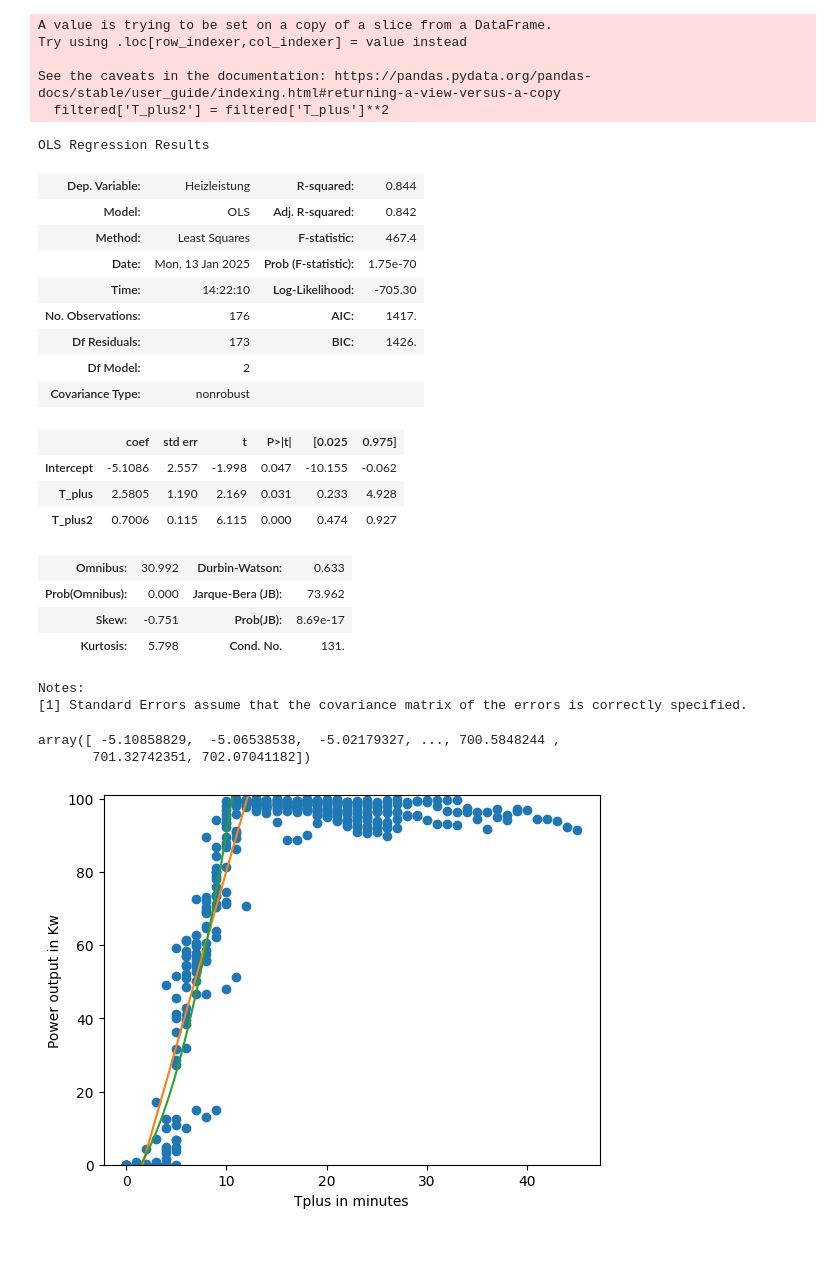
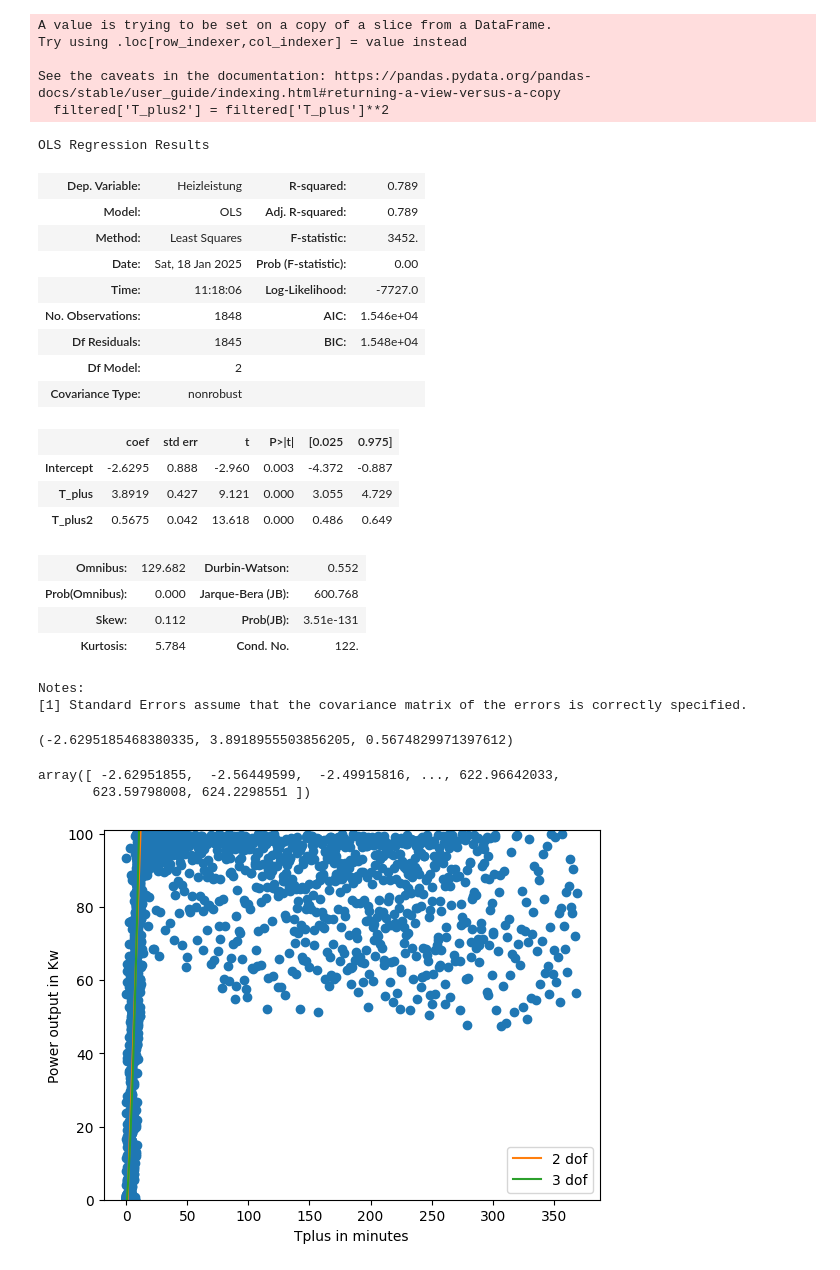
Before and after one commit to ltomas1/DES.sim, a Jupyter notebook: src/utils/chp_reg.ipynb, the cells around one changed output. Cells and saved outputs as stored; diff of their text form; code cells hidden in the pictures.

Commit message:
Quadratic chp model AND modified params : regression coefficients

```diff
--- a/src/utils/chp_reg.ipynb
+++ b/src/utils/chp_reg.ipynb
@@ -4,5 +5,19 @@ import numpy as np
 # %%
 data = pd.read_csv(r"C:\INES\chp\chp_data_oneyear\chp_data_oneyear\Batch 1\data_127-0-0-1_2024-12-20 (0).csv", encoding = 'cp1252', sep = ';', skiprows=1)
+# %%
+csv_files = glob.glob(r"C:\INES\chp\chp_data_oneyear\chp_data_oneyear\Batch 1/*.csv")
+
+
+data = pd.DataFrame()
+
+for i,file in enumerate(csv_files):
+    df = pd.read_csv(file, encoding = 'cp1252', sep = ';', skiprows=1)
+    data = pd.concat([data,df])
+    # if i >9 :
+    #     break
+# %%
+data.shape
+data.dropna(inplace=True)
 # %%
 data.head(1)
 # %% [output]
@@ -253,44 +232,48 @@ results2 = smf.ols('Heizleistung ~ T_plus + T_plus2', data = filtered).fit()
 results2.summary()
 # %% [output]
 OLS Regression Results
-| Dep. Variable: | Heizleistung | R-squared: | 0.844 |
-| Model: | OLS | Adj. R-squared: | 0.842 |
-| Method: | Least Squares | F-statistic: | 467.4 |
-| Date: | Mon, 13 Jan 2025 | Prob (F-statistic): | 1.75e-70 |
-| Time: | 14:22:10 | Log-Likelihood: | -705.30 |
-| No. Observations: | 176 | AIC: | 1417. |
-| Df Residuals: | 173 | BIC: | 1426. |
+| Dep. Variable: | Heizleistung | R-squared: | 0.789 |
+| Model: | OLS | Adj. R-squared: | 0.789 |
+| Method: | Least Squares | F-statistic: | 3452. |
+| Date: | Sat, 18 Jan 2025 | Prob (F-statistic): | 0.00 |
+| Time: | 11:18:06 | Log-Likelihood: | -7727.0 |
+| No. Observations: | 1848 | AIC: | 1.546e+04 |
+| Df Residuals: | 1845 | BIC: | 1.548e+04 |
 | Df Model: | 2 |  |  |
 | Covariance Type: | nonrobust |  |  |
 |  | coef | std err | t | P>|t| | [0.025 | 0.975] |
-| Intercept | -5.1086 | 2.557 | -1.998 | 0.047 | -10.155 | -0.062 |
-| T_plus | 2.5805 | 1.190 | 2.169 | 0.031 | 0.233 | 4.928 |
-| T_plus2 | 0.7006 | 0.115 | 6.115 | 0.000 | 0.474 | 0.927 |
+| Intercept | -2.6295 | 0.888 | -2.960 | 0.003 | -4.372 | -0.887 |
+| T_plus | 3.8919 | 0.427 | 9.121 | 0.000 | 3.055 | 4.729 |
+| T_plus2 | 0.5675 | 0.042 | 13.618 | 0.000 | 0.486 | 0.649 |
-| Omnibus: | 30.992 | Durbin-Watson: | 0.633 |
-| Prob(Omnibus): | 0.000 | Jarque-Bera (JB): | 73.962 |
-| Skew: | -0.751 | Prob(JB): | 8.69e-17 |
-| Kurtosis: | 5.798 | Cond. No. | 131. |
+| Omnibus: | 129.682 | Durbin-Watson: | 0.552 |
+| Prob(Omnibus): | 0.000 | Jarque-Bera (JB): | 600.768 |
+| Skew: | 0.112 | Prob(JB): | 3.51e-131 |
+| Kurtosis: | 5.784 | Cond. No. | 122. |
 Notes:
 [1] Standard Errors assume that the covariance matrix of the errors is correctly specified.
 # %%
 intercept, tplus, tplus2 = results2.params
+intercept, tplus, tplus2
+# %% [output]
+(-2.6295185468380335, 3.8918955503856205, 0.5674829971397612)
 # %%
 y2 = intercept + tplus*x + tplus2*(x**2)
 # %%
 y2
 # %% [output]
-array([ -5.10858829,  -5.06538538,  -5.02179327, ..., 700.5848244 ,
-       701.32742351, 702.07041182])
+array([ -2.62951855,  -2.56449599,  -2.49915816, ..., 622.96642033,
+       623.59798008, 624.2298551 ])
 # %%
 plt.plot(startup['T_plus'], startup['Heizleistung'], 'o')
 plt.xlabel('Tplus in minutes')
 plt.ylabel('Power output in Kw')
-plt.plot(x,y)
-plt.plot(x,y2)
+plt.plot(x,y, label = '2 dof')
+plt.plot(x,y2, label = '3 dof')
 plt.ylim(0,101)
+plt.legend()
 plt.show()
 # %% [output]
-[figure, old version]
+[figure, new version]
 # %%
 results.rsquared, results2.rsquared
 # %% [output]
```
Also changed, not shown: parts of 19 cells of this notebook, 2 other files.
